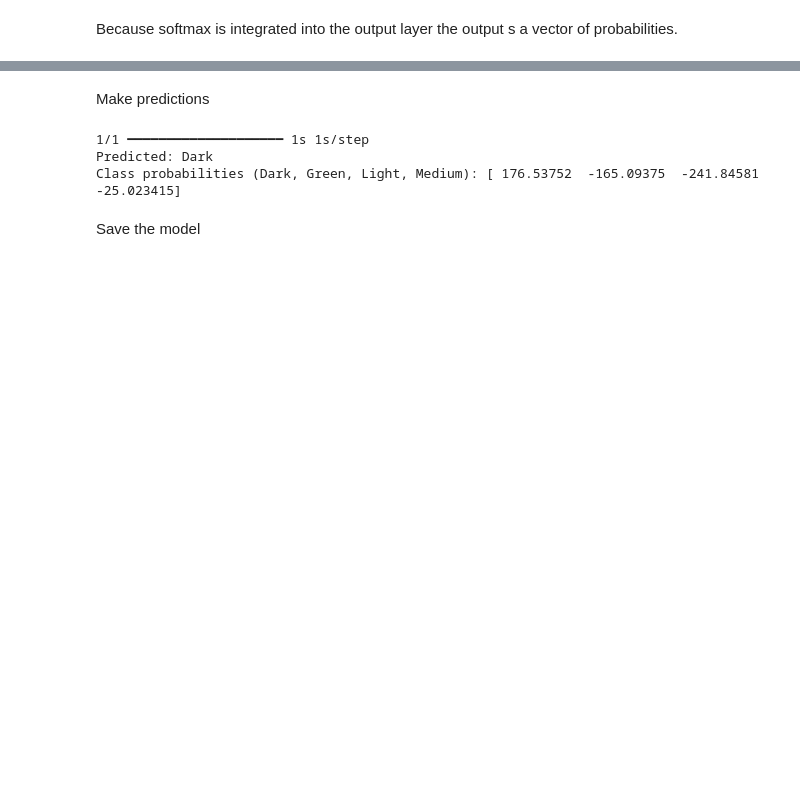
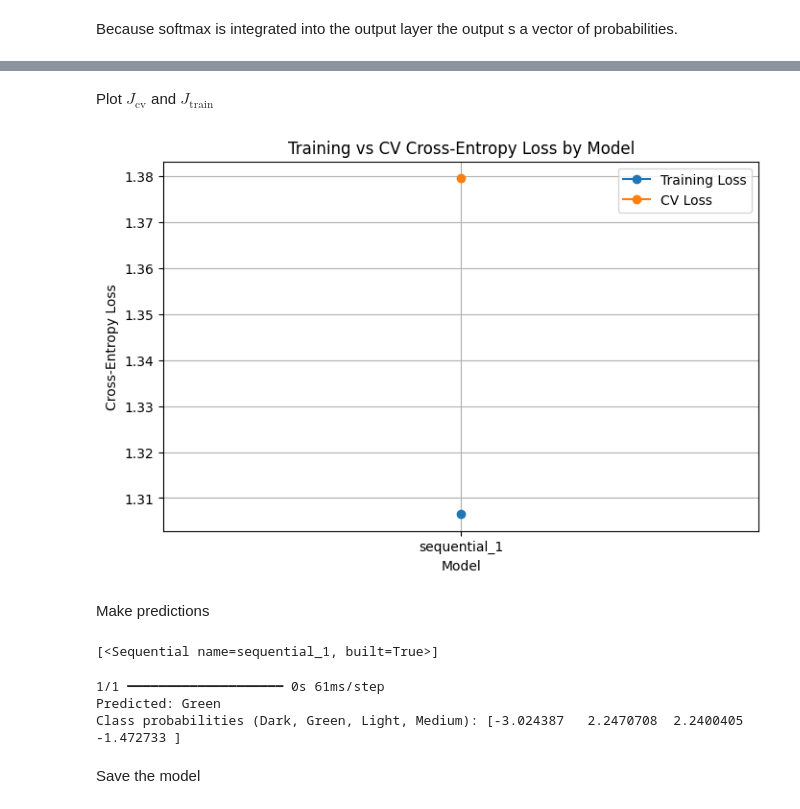
Before and after one commit to fdhima/coffee-roast-ai, a Jupyter notebook: coffee_bean_roast.ipynb, the cells around one changed output, grey strips where cells are left out. Saved outputs shown, nothing was run; the diff lists cells and outputs as text; code cells hidden in the pictures; blank space fills up the shorter version.

```diff
--- a/coffee_bean_roast.ipynb
+++ b/coffee_bean_roast.ipynb
@@ -43,7 +48,11 @@ X_test = load_images(X_test)
+# %%
+data_augmentation = tf.keras.Sequential([
+    layers.RandomFlip("horizontal_and_vertical"),
+    layers.RandomRotation(0.2),
+    layers.RandomZoom(height_factor=0.1, width_factor=0.1),
+    layers.RandomContrast(factor=0.1),
+])
 # %%
-from tensorflow.keras.applications.mobilenet_v2 import MobileNetV2
-from tensorflow.keras import layers, models
-
 tf.keras.utils.set_random_seed(42) # seed for reproducibility
 
 # Pre Trained CNN
@@ -55,18 +64,22 @@ base_model = MobileNetV2(
 
 base_model.trainable = False  # freeze pretrained weights
 
-model = models.Sequential([
+l = 1e-1
+model_1 = models.Sequential([
+    data_augmentation,
+    layers.Lambda(preprocess_input),
     base_model,
     layers.GlobalAveragePooling2D(),
     layers.BatchNormalization(),
 
-    layers.Dense(256, activation='relu'),
+    layers.Dense(256, activation='relu', kernel_regularizer=regularizers.l2(l)),
+    layers.BatchNormalization(),
     layers.Dropout(0.5),
 
-    layers.Dense(4, activation='linear')
+    layers.Dense(4, activation='linear', kernel_regularizer=regularizers.l2(l))
 ])
 
-nn_models = [model]
+nn_models = [model_1]
 # %%
 from sklearn.metrics import log_loss
 
@@ -75,7 +88,7 @@ nn_cv_cross_entropy = []
 
 for model in nn_models:
     model.compile(
-        optimizer=tf.keras.optimizers.Adam(learning_rate=0.01), # gradient descent optimatiation
+        optimizer=tf.keras.optimizers.Adam(learning_rate=1e-3), # gradient descent optimatiation
         loss= tf.keras.losses.SparseCategoricalCrossentropy(from_logits=True),
         metrics=['accuracy'], # ??? have to research
     )
@@ -134,5 +156,32 @@ CV Cross-Entropy Loss       : 1.1881
+# %% [markdown]
+Plot $J_{\text{cv}}$ and $J_{\text{train}}$
+# %%
+import matplotlib.pyplot as plt
+
+# Extract model names
+model_names = [model.name for model in nn_models]
+
+# Plot
+plt.figure(figsize=(8, 5))
+plt.plot(model_names, nn_train_cross_entropy, marker='o', label='Training Loss')
+plt.plot(model_names, nn_cv_cross_entropy, marker='o', label='CV Loss')
+
+# Labels and title
+plt.xlabel('Model')
+plt.ylabel('Cross-Entropy Loss')
+plt.title('Training vs CV Cross-Entropy Loss by Model')
+plt.legend()
+plt.grid(True)
+
+plt.show()
+# %% [output]
+[figure, added]
 # %% [markdown]
 Make predictions
+# %%
+nn_models
+# %% [output]
+[<Sequential name=sequential_1, built=True>]
 # %%
 class_names = {
     0: "Dark",
@@ -143,7 +192,8 @@ class_names = {
 # %%
 IMG_SIZE = 224
 
-img = cv2.imread("test/Dark/dark (14).png")
+img = cv2.imread("test/Green/green (25).png")
+# img = cv2.imread("../../medium-roast-224-224.png")
 img = cv2.cvtColor(img, cv2.COLOR_BGR2RGB)
 img = cv2.resize(img, (IMG_SIZE, IMG_SIZE))
 img = img / 255.0
@@ -156,9 +206,9 @@ pred_class = np.argmax(pred, axis=1)[0]
 print("Predicted:", class_names[pred_class])
 print("Class probabilities (Dark, Green, Light, Medium):", pred[0])
 # %% [output]
-1/1 ━━━━━━━━━━━━━━━━━━━━ 1s 1s/step
-Predicted: Dark
-Class probabilities (Dark, Green, Light, Medium): [ 176.53752  -165.09375  -241.84581   -25.023415]
+1/1 ━━━━━━━━━━━━━━━━━━━━ 0s 61ms/step
+Predicted: Green
+Class probabilities (Dark, Green, Light, Medium): [-3.024387   2.2470708  2.2400405 -1.472733 ]
 # %% [markdown]
 Save the model
 # %%
```
Also changed, not shown: parts of 5 cells of this notebook, 3 other files.
